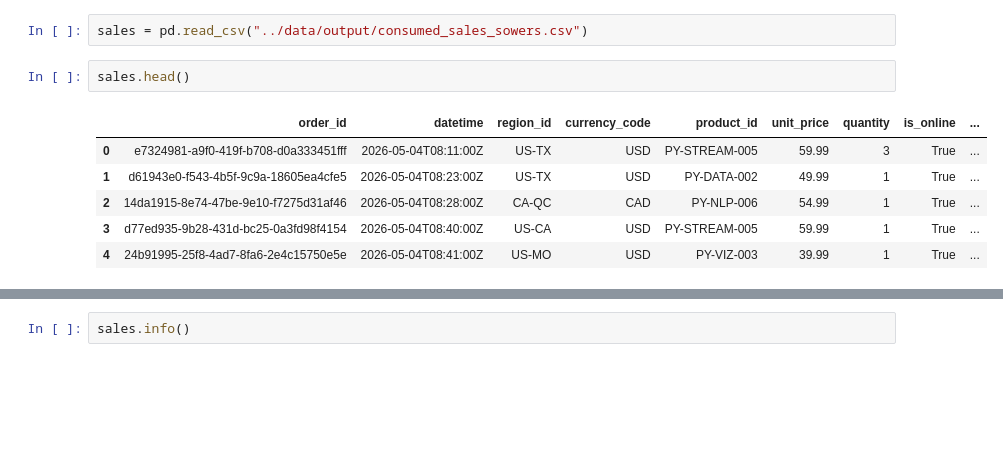
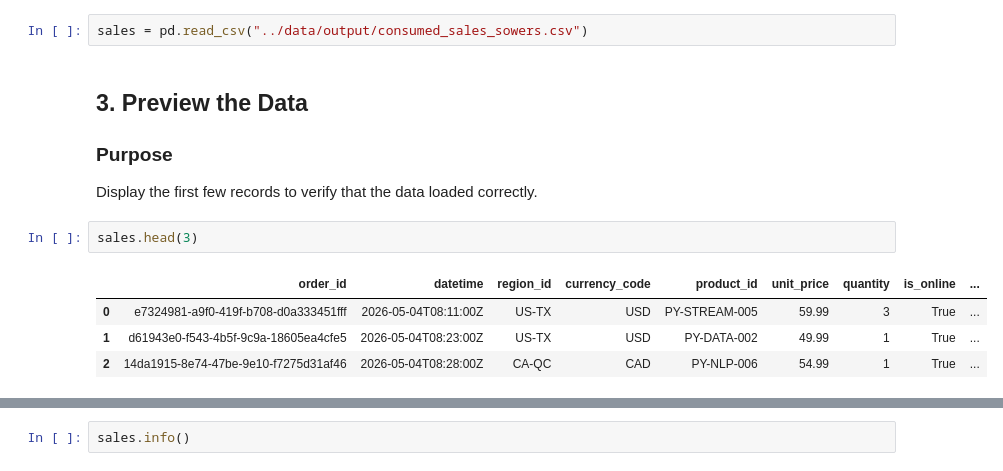
Before and after one commit to ssowers2/streaming-06-scenarios, a Jupyter notebook: Notebook/sowers_sales_analysis.ipynb, the cells around one changed output, grey strips where cells are left out. Drawn from its saved outputs; the diff is of its cells as text; blank space fills up the shorter version.

```diff
--- a/Notebook/sowers_sales_analysis.ipynb
+++ b/Notebook/sowers_sales_analysis.ipynb
@@ -4,11 +17,13 @@ import pandas as pd
 # %%
 sales = pd.read_csv("../data/output/consumed_sales_sowers.csv")
+# %% [markdown]
+## 3. Preview the Data
+### Purpose
+Display the first few records to verify that the data loaded correctly.
 # %%
-sales.head()
+sales.head(3)
 # %% [output]
 |  | order_id | datetime | region_id | currency_code | product_id | unit_price | quantity | is_online | ... |
 | 0 | e7324981-a9f0-419f-b708-d0a333451fff | 2026-05-04T08:11:00Z | US-TX | USD | PY-STREAM-005 | 59.99 | 3 | True | ... |
 | 1 | d61943e0-f543-4b5f-9c9a-18605ea4cfe5 | 2026-05-04T08:23:00Z | US-TX | USD | PY-DATA-002 | 49.99 | 1 | True | ... |
 | 2 | 14da1915-8e74-47be-9e10-f7275d31af46 | 2026-05-04T08:28:00Z | CA-QC | CAD | PY-NLP-006 | 54.99 | 1 | True | ... |
-| 3 | d77ed935-9b28-431d-bc25-0a3fd98f4154 | 2026-05-04T08:40:00Z | US-CA | USD | PY-STREAM-005 | 59.99 | 1 | True | ... |
-| 4 | 24b91995-25f8-4ad7-8fa6-2e4c15750e5e | 2026-05-04T08:41:00Z | US-MO | USD | PY-VIZ-003 | 39.99 | 1 | True | ... |
```
Also changed, not shown: parts of 26 cells of this notebook.
